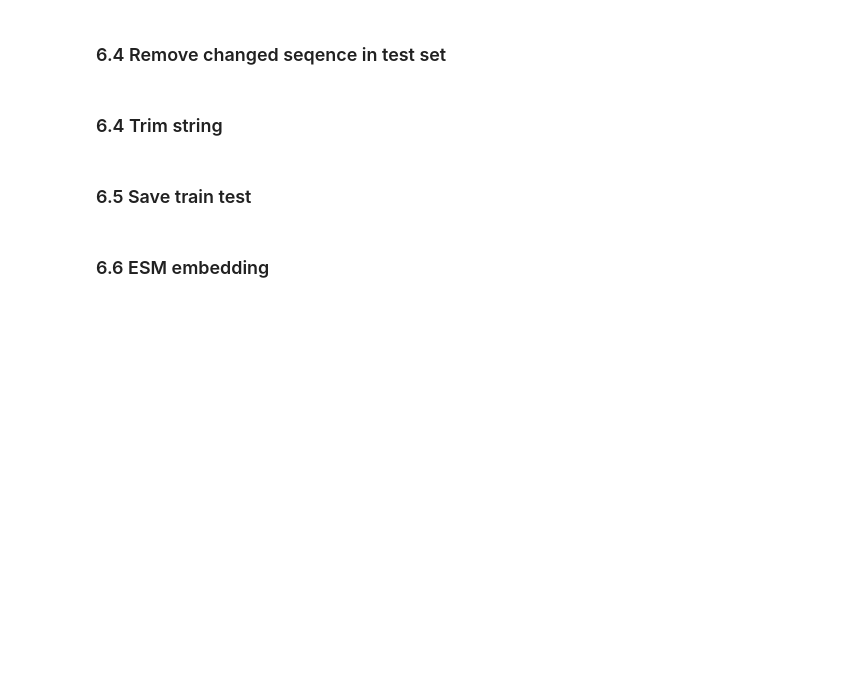
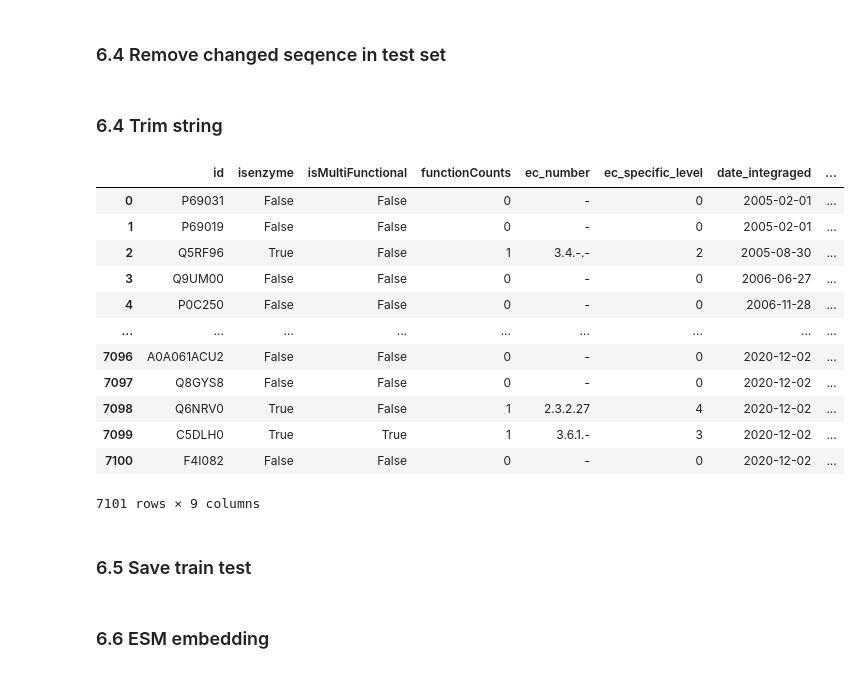
Before and after one commit to kingstdio/ECRECer, a Jupyter notebook: prepare_task_dataset.ipynb, the cells around one changed output. Cells and saved outputs as stored; diff of their text form; code cells hidden in the pictures; blank space fills up the shorter version.

```diff
--- a/prepare_task_dataset.ipynb
+++ b/prepare_task_dataset.ipynb
@@ -197,6 +197,22 @@ with pd.option_context('mode.chained_assignment', None):
 
     test.ec_number = test.ec_number.parallel_apply(lambda x : str(x).strip()) #ec trim
     test.seq = test.seq.parallel_apply(lambda x : str(x).strip()) #seq trim
+# %%
+test
+# %% [output]
+|  | id | isenzyme | isMultiFunctional | functionCounts | ec_number | ec_specific_level | date_integraged | ... |
+| 0 | P69031 | False | False | 0 | - | 0 | 2005-02-01 | ... |
+| 1 | P69019 | False | False | 0 | - | 0 | 2005-02-01 | ... |
+| 2 | Q5RF96 | True | False | 1 | 3.4.-.- | 2 | 2005-08-30 | ... |
+| 3 | Q9UM00 | False | False | 0 | - | 0 | 2006-06-27 | ... |
+| 4 | P0C250 | False | False | 0 | - | 0 | 2006-11-28 | ... |
+| ... | ... | ... | ... | ... | ... | ... | ... | ... |
+| 7096 | A0A061ACU2 | False | False | 0 | - | 0 | 2020-12-02 | ... |
+| 7097 | Q8GYS8 | False | False | 0 | - | 0 | 2020-12-02 | ... |
+| 7098 | Q6NRV0 | True | False | 1 | 2.3.2.27 | 4 | 2020-12-02 | ... |
+| 7099 | C5DLH0 | True | True | 1 | 3.6.1.- | 3 | 2020-12-02 | ... |
+| 7100 | F4I082 | False | False | 0 | - | 0 | 2020-12-02 | ... |
+7101 rows × 9 columns
 # %% [markdown]
 ### 6.5 Save train test
 # %%
```
Also changed, not shown: 20 other files.
